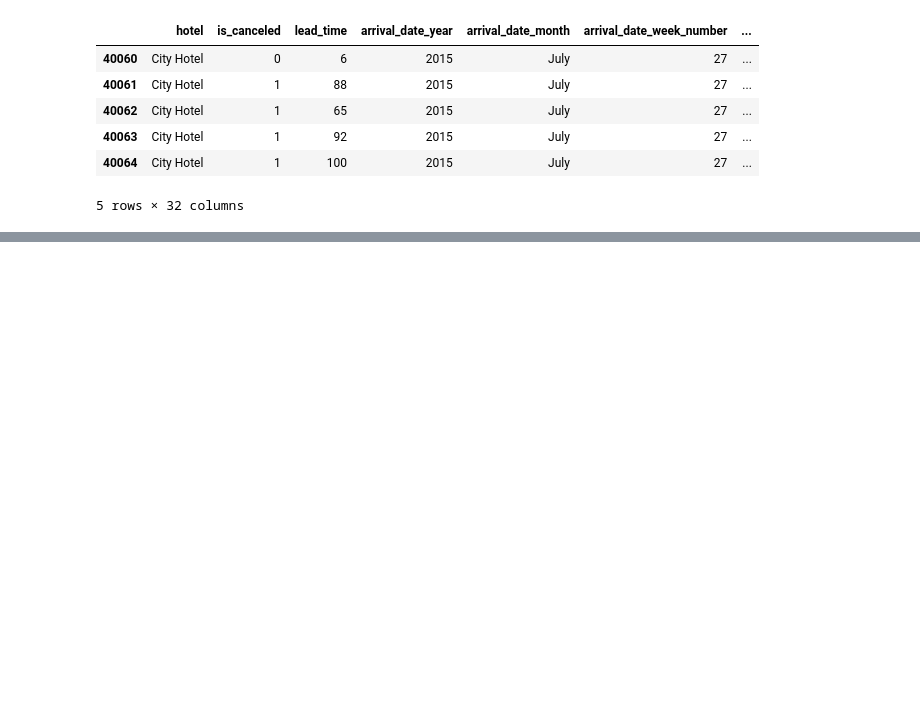
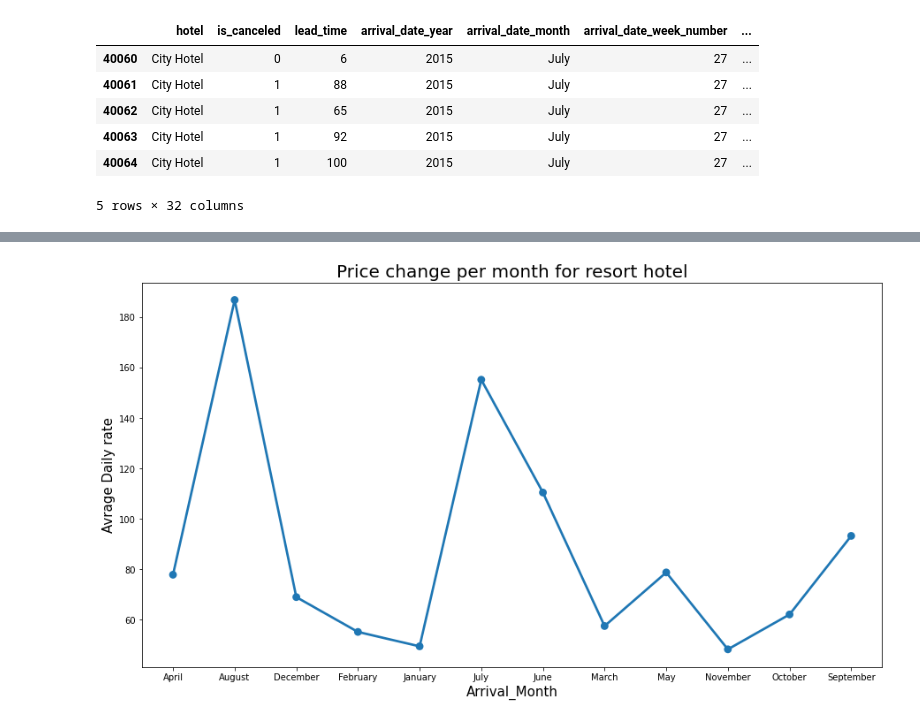
Before and after one commit to mahakkansal/Hotel_Booking_Analysis, a Jupyter notebook: Hotel_Booking_Analysis_Capstone_Project.ipynb, the cells around one changed output, grey strips where cells are left out. Saved outputs shown, nothing was run; the diff lists cells and outputs as text; code cells hidden in the pictures; blank space fills up the shorter version.

```diff
--- a/Hotel_Booking_Analysis_Capstone_Project.ipynb
+++ b/Hotel_Booking_Analysis_Capstone_Project.ipynb
@@ -498,0 +580,3 @@ guest_data.head()
+# %%
+resort_hotel_adr=resort_data.groupby('arrival_date_month')['adr'].mean().reset_index()
+resort_hotel_adr
@@ -498,0 +597,9 @@ guest_data.head()
+# %%
+plt.figure(figsize=(15,8))
+sns.pointplot(x='arrival_date_month',y='adr',data=resort_hotel_adr)
+plt.title("Price change per month for resort hotel",fontsize = 20)
+plt.xlabel('Arrival_Month', fontsize = 15)
+plt.ylabel('Avrage Daily rate', fontsize = 15)
+plt.show()
+# %% [output]
+[figure, added]
```
Also changed, not shown: parts of 64 cells of this notebook.
